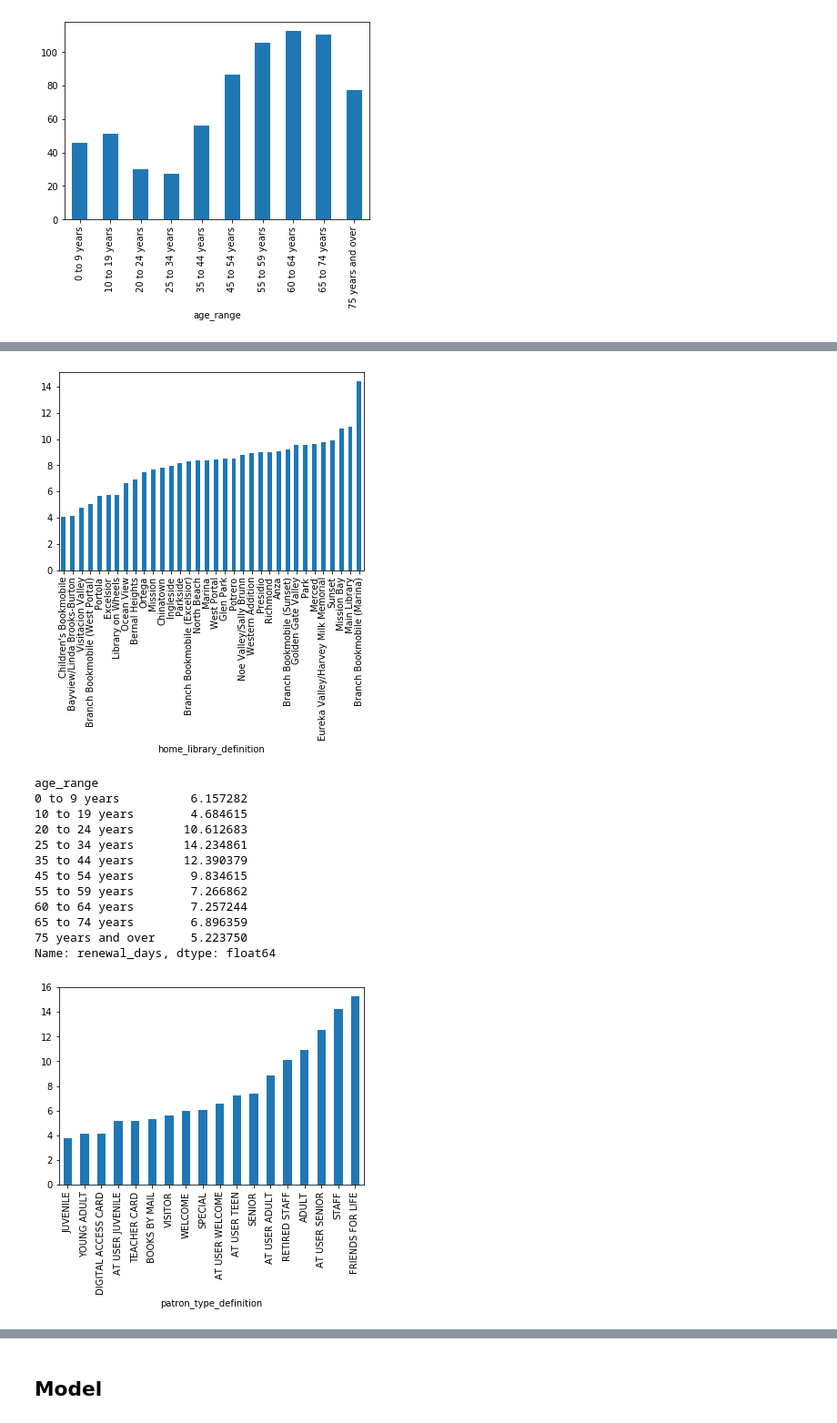
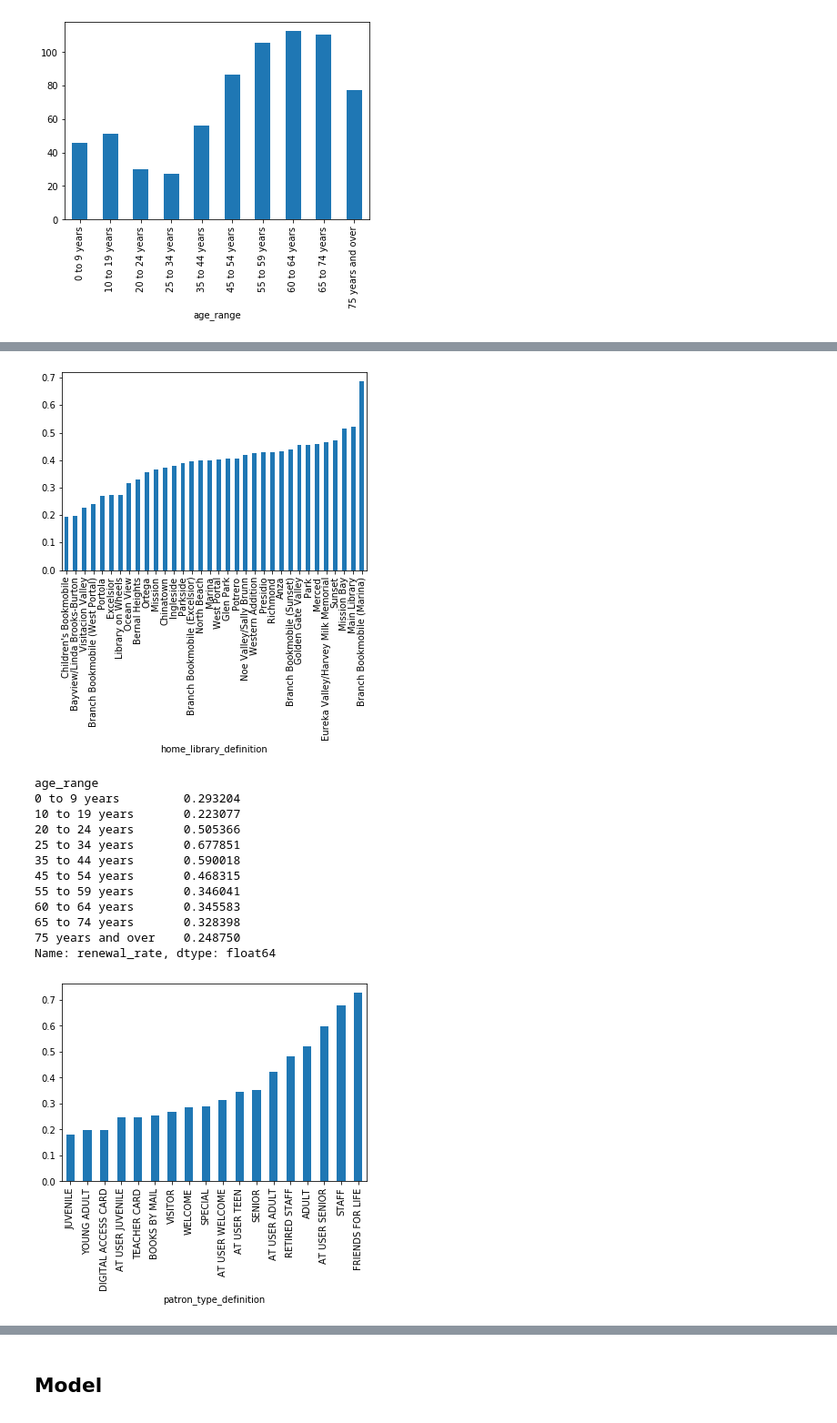
Before and after one commit to arispeaks/SFLibrary, a Jupyter notebook: SF_Library_Project.ipynb, the cells around one changed output, grey strips where cells are left out. Shown at 91% size. Saved outputs shown, nothing was run; the diff lists cells and outputs as text; code cells hidden in the pictures.

```diff
--- a/SF_Library_Project.ipynb
+++ b/SF_Library_Project.ipynb
@@ -382,6 +382,6 @@ df_comp.groupby('age_range').yearly_renewals.mean().plot(kind ='bar');
 # checkout, this again will have to be computed as an average=
 # total_renewals/ total_checkouts and I will make this more informative by mutliplying by days allowed per renewal =
 # 21 days per renewal.
-df_comp['renewal_days'] = np.round(df_comp.total_renewals/df_comp.total_checkouts,1)*21
-df_comp.groupby('age_range').renewal_days.mean().plot(kind ='bar');
+df_comp['renewal_rate'] = np.round(df_comp.total_renewals/df_comp.total_checkouts,1)
+df_comp.groupby('age_range').renewal_rate.mean().plot(kind ='bar');
 # %% [output]
@@ -414,27 +414,27 @@ df_comp[df_comp.age_range == "35 to 44 years"].renewal_days.plot(kind = "hist");
 # ok so now I know that if the book has been checked out by a 20 something, I might have to wait an average of 2 - 9 days
 # more than if any other age group has the group
 # how does home_library affect this?
-df_comp.groupby('home_library_definition').renewal_days.mean().sort_values().plot(kind = 'bar');
+df_comp.groupby('home_library_definition').renewal_rate.mean().sort_values().plot(kind = 'bar');
 # %% [output]
-[figure, old version]
+[figure, new version]
 # %%
-df_comp[df_comp.home_library_definition == "Mission Bay"].groupby('age_range').renewal_days.mean()
+df_comp[df_comp.home_library_definition == "Mission Bay"].groupby('age_range').renewal_rate.mean()
 # %% [output]
 age_range
-0 to 9 years          6.157282
-10 to 19 years        4.684615
-20 to 24 years       10.612683
-25 to 34 years       14.234861
-35 to 44 years       12.390379
-45 to 54 years        9.834615
-55 to 59 years        7.266862
-60 to 64 years        7.257244
-65 to 74 years        6.896359
-75 years and over     5.223750
-Name: renewal_days, dtype: float64
+0 to 9 years         0.293204
+10 to 19 years       0.223077
+20 to 24 years       0.505366
+25 to 34 years       0.677851
+35 to 44 years       0.590018
+45 to 54 years       0.468315
+55 to 59 years       0.346041
+60 to 64 years       0.345583
+65 to 74 years       0.328398
+75 years and over    0.248750
+Name: renewal_rate, dtype: float64
 # %%
 #lets take a look at patron type
-df_comp.groupby("patron_type_definition").renewal_days.mean().sort_values().plot(kind = 'bar');
+df_comp.groupby("patron_type_definition").renewal_rate.mean().sort_values().plot(kind = 'bar');
 # %% [output]
-[figure, old version]
+[figure, new version]
 # %%
```
Also changed, not shown: parts of 11 cells of this notebook.
